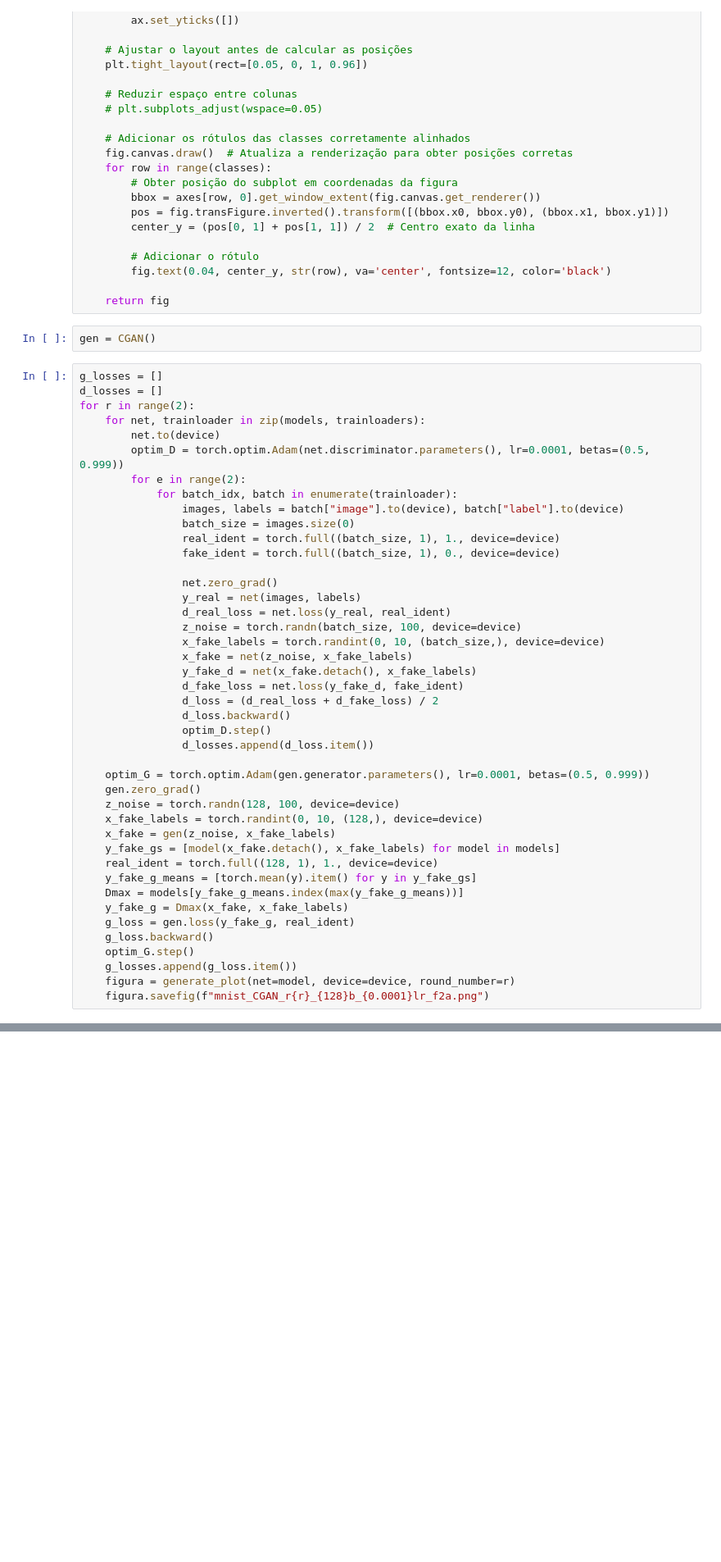
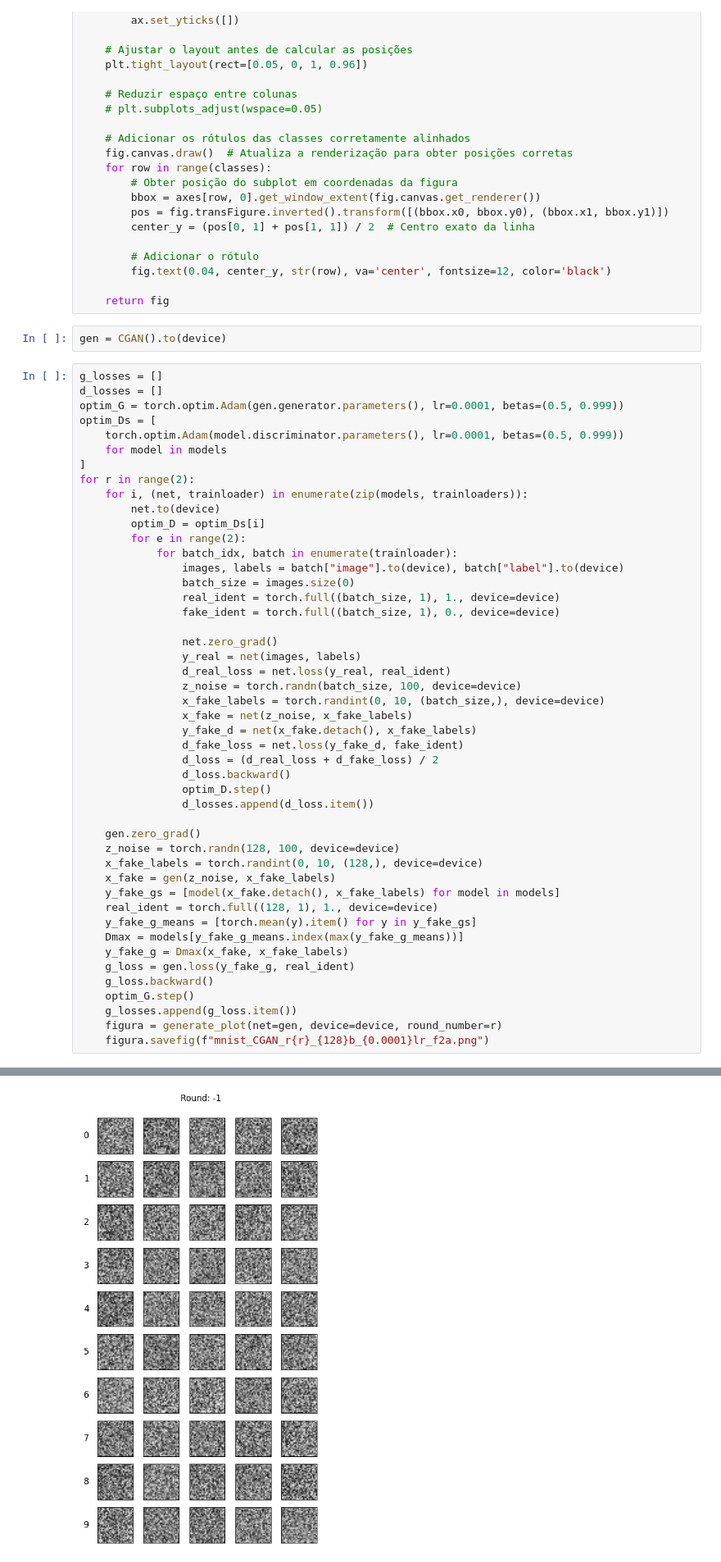
Before and after one commit to gustavoguaragna/GeraFed, a Jupyter notebook: MNIST.ipynb, the cells around one changed output, grey strips where cells are left out. Shown at 82% size. Drawn from its saved outputs; the diff is of its cells as text; blank space fills up the shorter version.

```diff
--- a/MNIST.ipynb
+++ b/MNIST.ipynb
@@ -1870,14 +1870,19 @@ def generate_plot(net, device, round_number, client_id = None, examples_per_clas
 
     return fig
 # %%
-gen = CGAN()
+gen = CGAN().to(device)
 # %%
 g_losses = []
 d_losses = []
+optim_G = torch.optim.Adam(gen.generator.parameters(), lr=0.0001, betas=(0.5, 0.999))
+optim_Ds = [
+    torch.optim.Adam(model.discriminator.parameters(), lr=0.0001, betas=(0.5, 0.999))
+    for model in models
+]
 for r in range(2):
-    for net, trainloader in zip(models, trainloaders):
+    for i, (net, trainloader) in enumerate(zip(models, trainloaders)):
         net.to(device)
-        optim_D = torch.optim.Adam(net.discriminator.parameters(), lr=0.0001, betas=(0.5, 0.999))
+        optim_D = optim_Ds[i]
         for e in range(2):
             for batch_idx, batch in enumerate(trainloader):
                 images, labels = batch["image"].to(device), batch["label"].to(device)
@@ -1898,7 +1903,6 @@ for r in range(2):
                 optim_D.step()
                 d_losses.append(d_loss.item())
 
-    optim_G = torch.optim.Adam(gen.generator.parameters(), lr=0.0001, betas=(0.5, 0.999))
     gen.zero_grad()
     z_noise = torch.randn(128, 100, device=device)
     x_fake_labels = torch.randint(0, 10, (128,), device=device)
@@ -1912,7 +1916,7 @@ for r in range(2):
     g_loss.backward()
     optim_G.step()
     g_losses.append(g_loss.item())
-    figura = generate_plot(net=model, device=device, round_number=r)
+    figura = generate_plot(net=gen, device=device, round_number=r)
     figura.savefig(f"mnist_CGAN_r{r}_{128}b_{0.0001}lr_f2a.png")
 # %% [output]
 y_real: 0.5352538824081421
@@ -1934,0 +1939 @@ y_fake_d: 0.00028573896270245314
+[figure, added]
```
Also changed, not shown: parts of 1 cell of this notebook, 1 other file.
